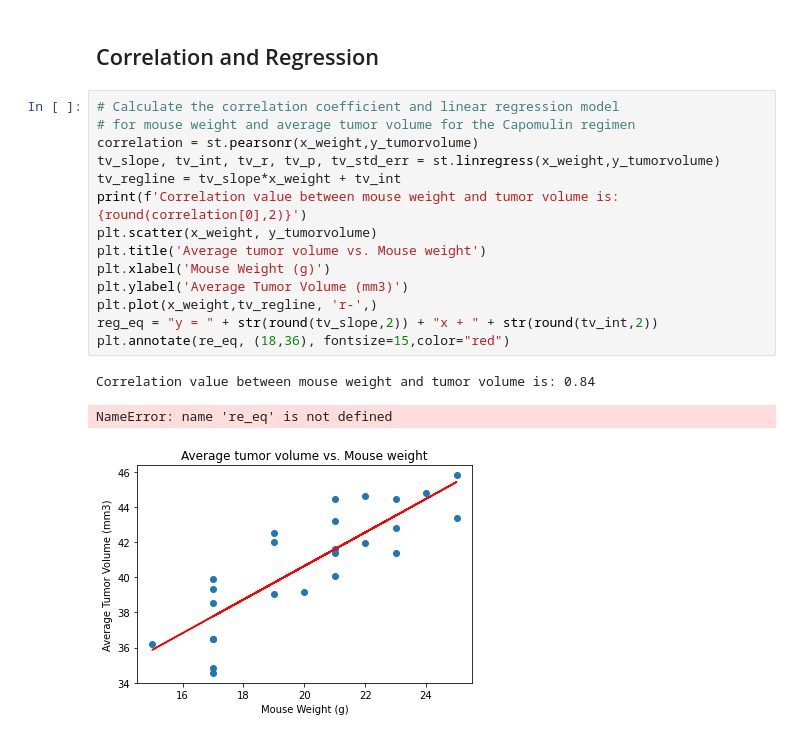
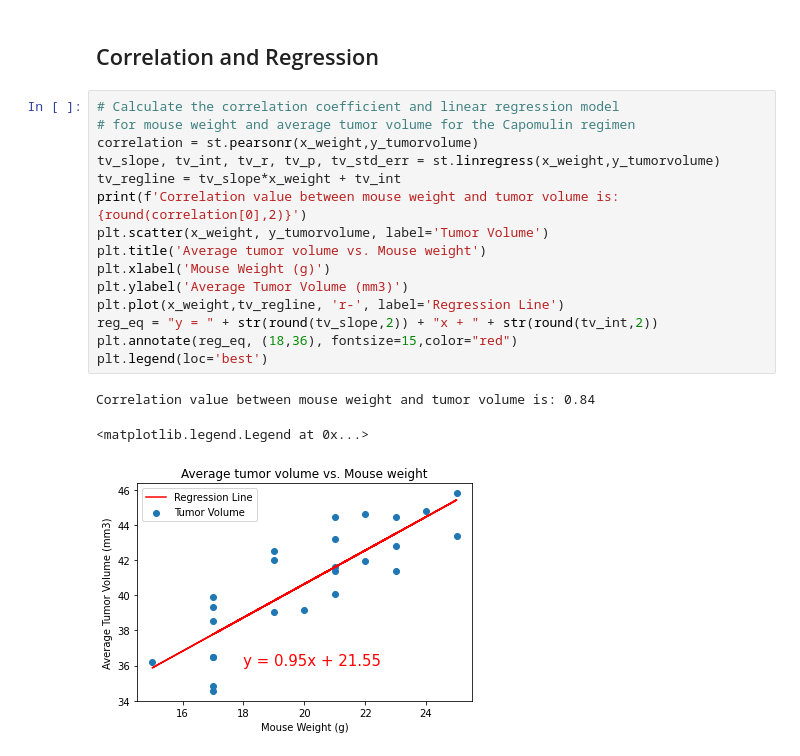
Before and after one commit to atokarev0717/matplotlib-challenge, a Jupyter notebook: pymaceuticals.ipynb, the cells around one changed output. Cells and saved outputs as stored; diff of their text form.

```diff
--- a/pymaceuticals.ipynb
+++ b/pymaceuticals.ipynb
@@ -373,18 +366,19 @@ Text(0, 0.5, 'Average Tumor Volume (mm3)')
 # %%
 # Calculate the correlation coefficient and linear regression model
 # for mouse weight and average tumor volume for the Capomulin regimen
 correlation = st.pearsonr(x_weight,y_tumorvolume)
 tv_slope, tv_int, tv_r, tv_p, tv_std_err = st.linregress(x_weight,y_tumorvolume)
 tv_regline = tv_slope*x_weight + tv_int
 print(f'Correlation value between mouse weight and tumor volume is: {round(correlation[0],2)}')
-plt.scatter(x_weight, y_tumorvolume)
+plt.scatter(x_weight, y_tumorvolume, label='Tumor Volume')
 plt.title('Average tumor volume vs. Mouse weight')
 plt.xlabel('Mouse Weight (g)')
 plt.ylabel('Average Tumor Volume (mm3)')
-plt.plot(x_weight,tv_regline, 'r-',)
+plt.plot(x_weight,tv_regline, 'r-', label='Regression Line')
 reg_eq = "y = " + str(round(tv_slope,2)) + "x + " + str(round(tv_int,2))
-plt.annotate(re_eq, (18,36), fontsize=15,color="red")
+plt.annotate(reg_eq, (18,36), fontsize=15,color="red")
+plt.legend(loc='best')
 # %% [output]
 Correlation value between mouse weight and tumor volume is: 0.84
-NameError: name 're_eq' is not defined
+<matplotlib.legend.Legend at 0x...>
-[figure, old version]
+[figure, new version]
```
Also changed, not shown: parts of 7 cells of this notebook.
